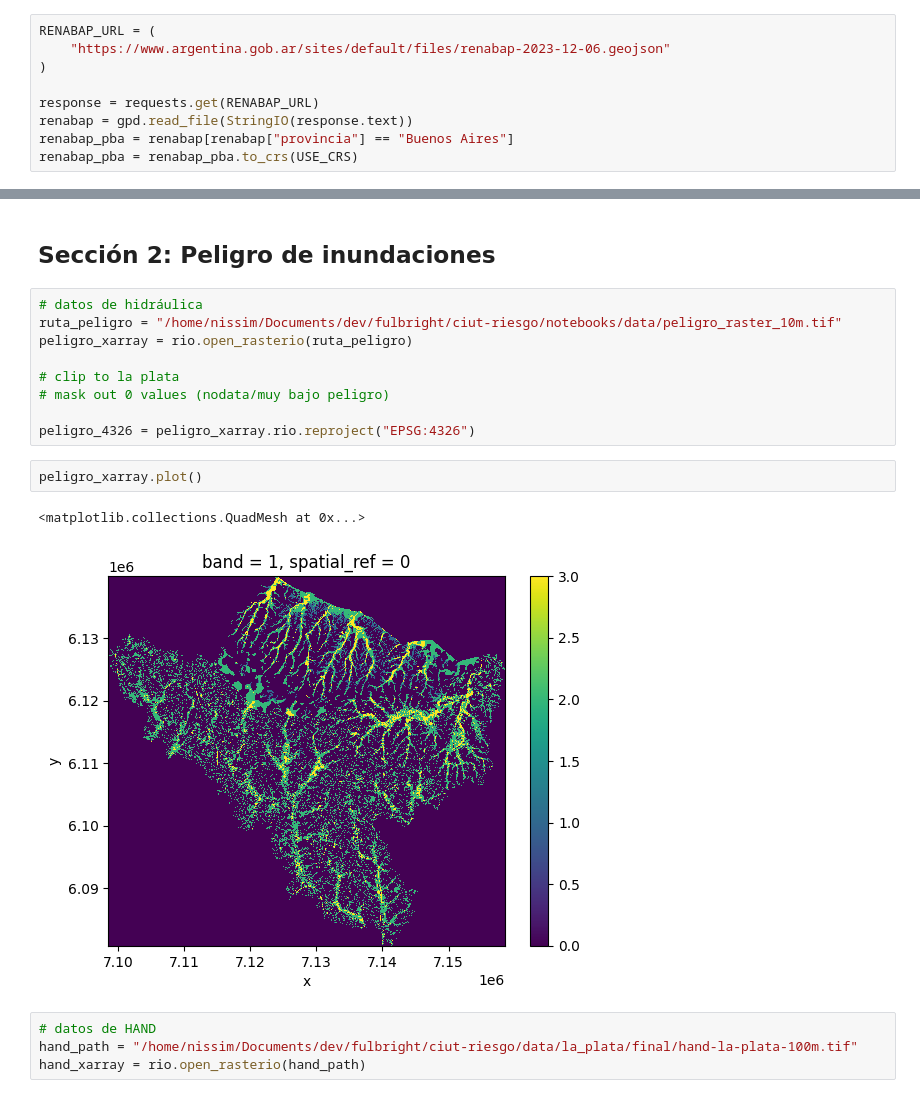
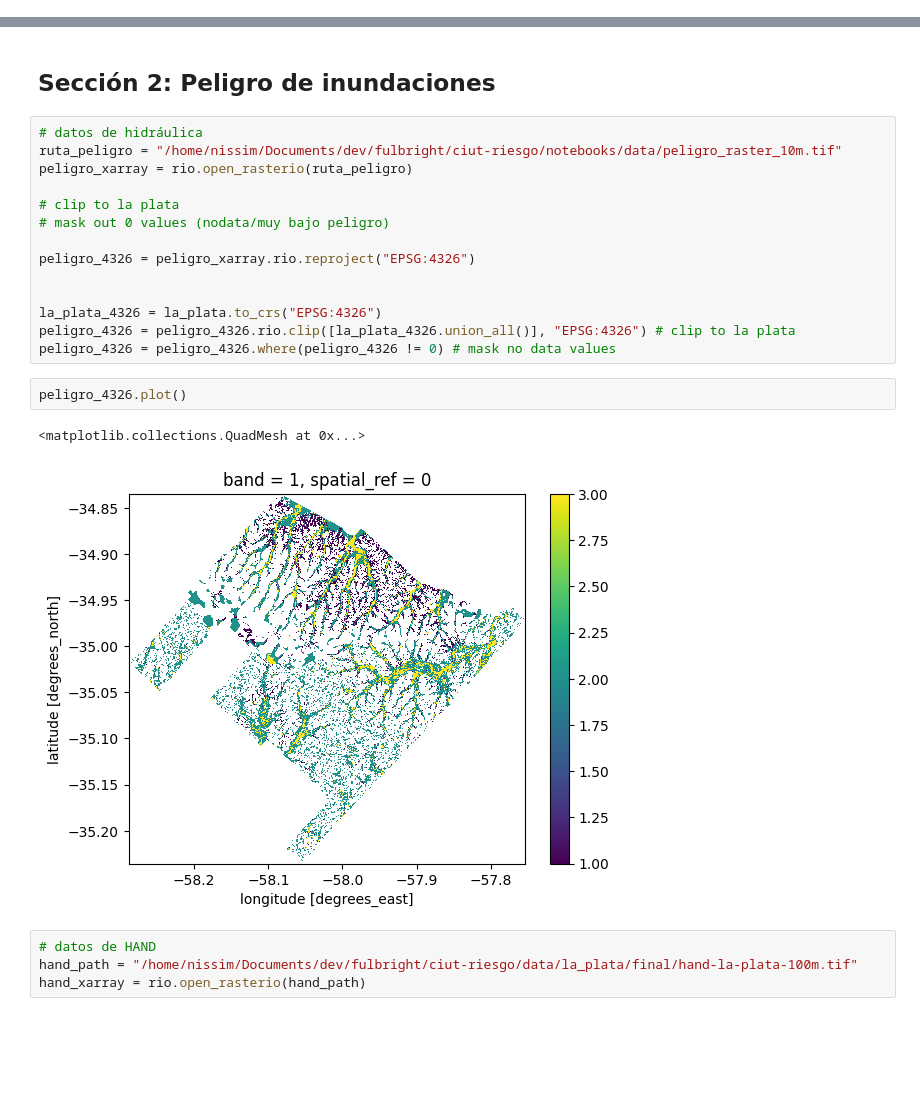
Before and after one commit to nlebovits/datos-escala-humana, a Jupyter notebook: es/datos-abiertos/unidad_2_soluciones.ipynb, the cells around one changed output, grey strips where cells are left out. Saved outputs shown, nothing was run; the diff lists cells and outputs as text; blank space fills up the shorter version.

```diff
--- a/es/datos-abiertos/unidad_2_soluciones.ipynb
+++ b/es/datos-abiertos/unidad_2_soluciones.ipynb
@@ -23,9 +27,0 @@ Make sure to talk about how I found these data!
-# %%
-RENABAP_URL = (
-    "https://www.argentina.gob.ar/sites/default/files/renabap-2023-12-06.geojson"
-)
-
-response = requests.get(RENABAP_URL)
-renabap = gpd.read_file(StringIO(response.text))
-renabap_pba = renabap[renabap["provincia"] == "Buenos Aires"]
-renabap_pba = renabap_pba.to_crs(USE_CRS)
@@ -556,11 +668,16 @@ peligro_xarray = rio.open_rasterio(ruta_peligro)
 # mask out 0 values (nodata/muy bajo peligro)
 
 peligro_4326 = peligro_xarray.rio.reproject("EPSG:4326")
+
+
+la_plata_4326 = la_plata.to_crs("EPSG:4326")
+peligro_4326 = peligro_4326.rio.clip([la_plata_4326.union_all()], "EPSG:4326") # clip to la plata
+peligro_4326 = peligro_4326.where(peligro_4326 != 0) # mask no data values
 # %%
-peligro_xarray.plot()
+peligro_4326.plot()
 # %% [output]
 <matplotlib.collections.QuadMesh at 0x...>
-[figure, old version]
+[figure, new version]
 # %%
 # datos de HAND
 hand_path = "/home/nissim/Documents/dev/fulbright/ciut-riesgo/data/la_plata/final/hand-la-plata-100m.tif"
```
Also changed, not shown: parts of 76 cells of this notebook.
